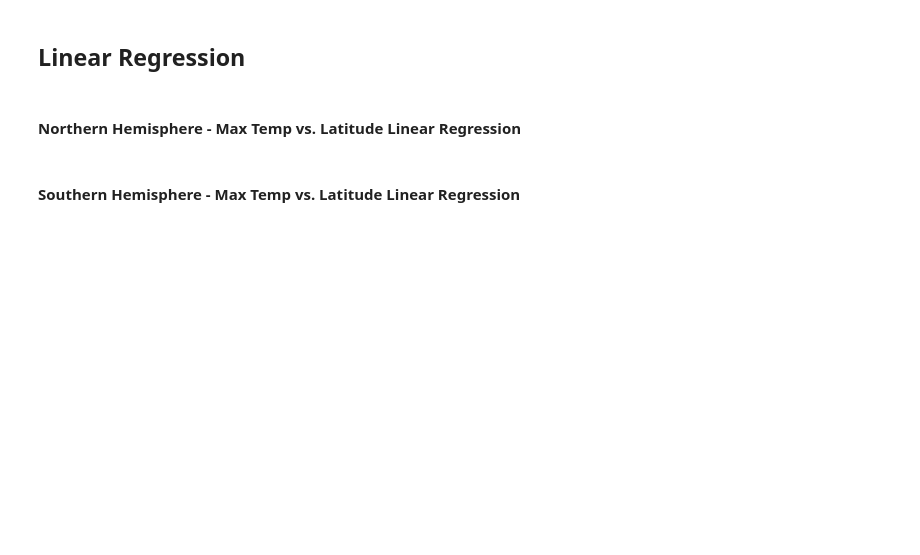
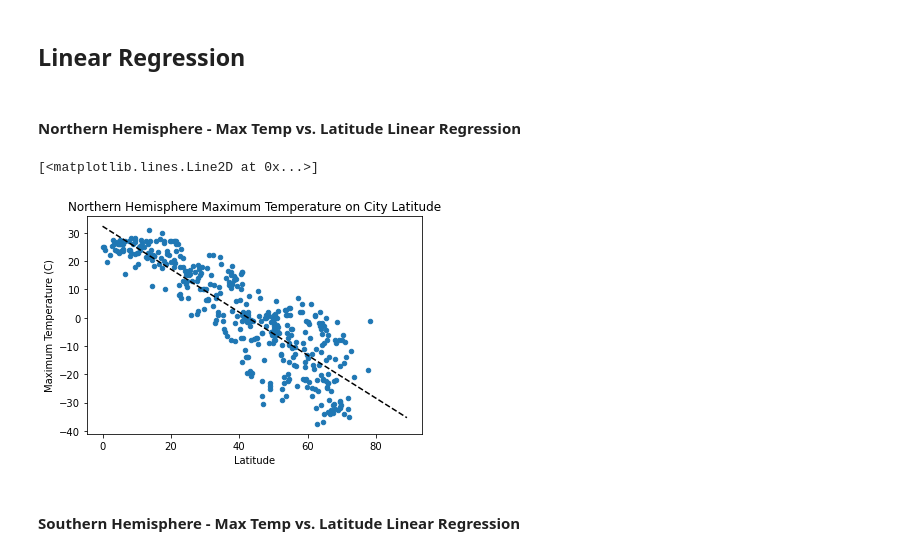
Before and after one commit to tolgacaglar/python-api-challenge, a Jupyter notebook: src/WeatherPy.ipynb, the cells around one changed output. Cells and saved outputs as stored; diff of their text form; code cells hidden in the pictures; blank space fills up the shorter version.

```diff
--- a/src/WeatherPy.ipynb
+++ b/src/WeatherPy.ipynb
@@ -211,4 +229,19 @@ clean_city_data_df.plot(kind="scatter", x="Lat", y="Wind Speed")
 # %% [markdown]
 ####  Northern Hemisphere - Max Temp vs. Latitude Linear Regression
+# %%
+ax = northern_city_data_df.plot(kind="scatter", x="Lat", y="Max Temp", )
+ax.set_xlabel("Latitude")
+ax.set_ylabel("Maximum Temperature (C)")
+ax.set_title("Northern Hemisphere Maximum Temperature on City Latitude")
+
+# Linear regression
+(slope, intercept, rvalue, pvalue, stderr) = linregress(northern_city_data_df["Lat"], northern_city_data_df["Max Temp"])
+# Add the trendline
+latx = np.arange(0,90)
+maxtemp_trend = slope*latx + intercept
+ax.plot(latx, maxtemp_trend, 'k--')
+# %% [output]
+[<matplotlib.lines.Line2D at 0x...>]
+[figure, added]
 # %% [markdown]
 ####  Southern Hemisphere - Max Temp vs. Latitude Linear Regression
```
Also changed, not shown: parts of 16 cells of this notebook, 3 other files.
